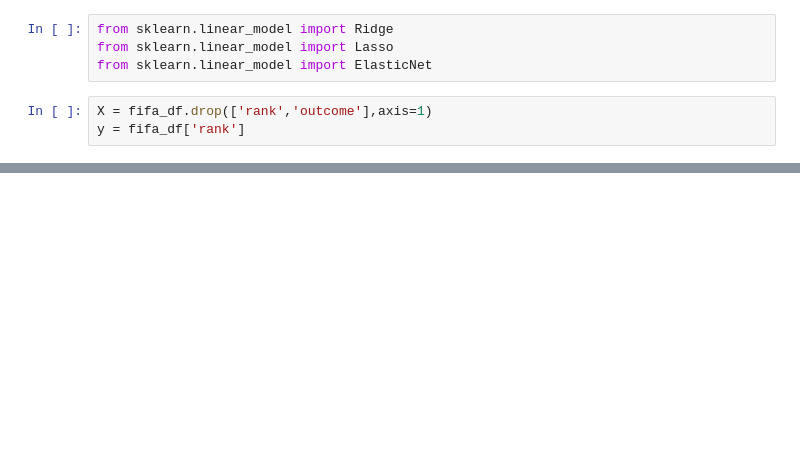
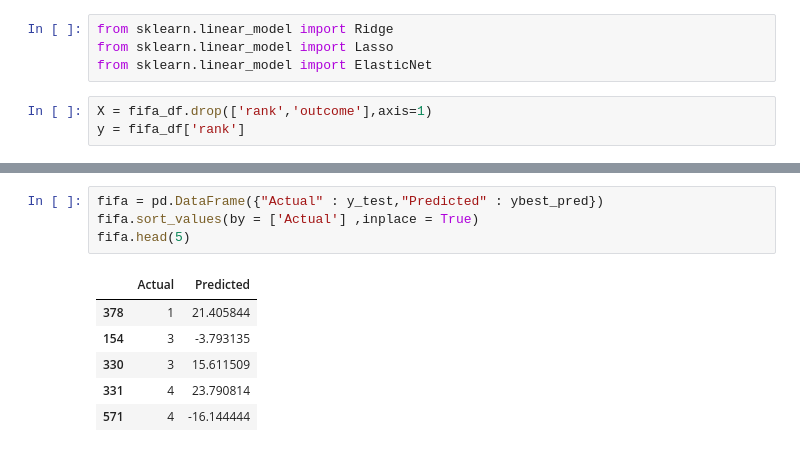
Before and after one commit to theBuluku/Mchezo_Pesa_Limited_Super_Project., a Jupyter notebook: Mchezo_Pesa_Limited_Project_.ipynb, the cells around one changed output, grey strips where cells are left out. Saved outputs shown, nothing was run; the diff lists cells and outputs as text; blank space fills up the shorter version.

```diff
--- a/Mchezo_Pesa_Limited_Project_.ipynb
+++ b/Mchezo_Pesa_Limited_Project_.ipynb
@@ -710,0 +816,11 @@ ValueError: ignored
+# %%
+fifa = pd.DataFrame({"Actual" : y_test,"Predicted" : ybest_pred})
+fifa.sort_values(by = ['Actual'] ,inplace = True)
+fifa.head(5)
+# %% [output]
+|  | Actual | Predicted |
+| 378 | 1 | 21.405844 |
+| 154 | 3 | -3.793135 |
+| 330 | 3 | 15.611509 |
+| 331 | 4 | 23.790814 |
+| 571 | 4 | -16.144444 |
```
Also changed, not shown: parts of 39 cells of this notebook.
